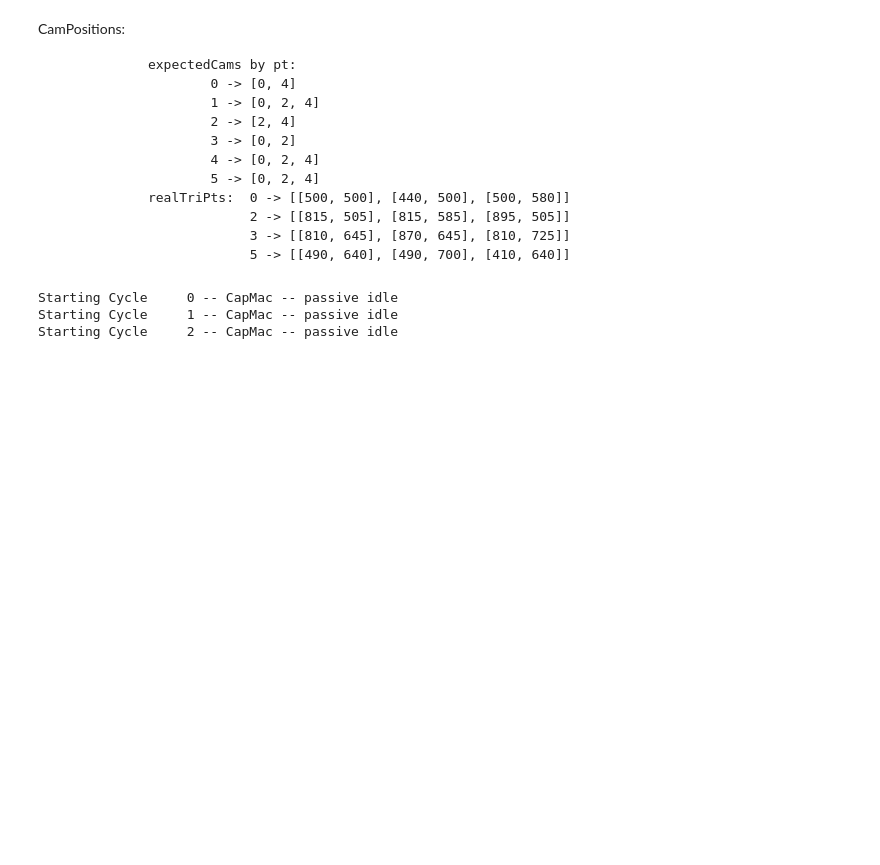
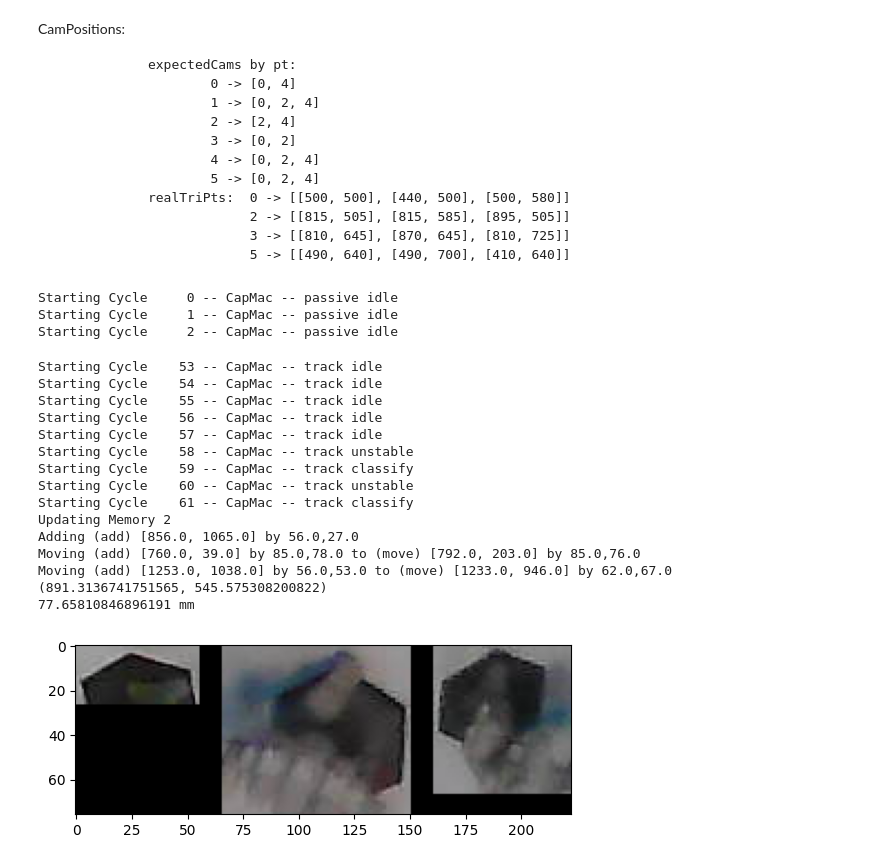
Before and after one commit to MakUrSpace/harmony, a Jupyter notebook: observer/Observer.ipynb, the cells around one changed output. Cells and saved outputs as stored; diff of their text form; code cells hidden in the pictures; blank space fills up the shorter version.

```diff
--- a/observer/Observer.ipynb
+++ b/observer/Observer.ipynb
@@ -144,9 +144,9 @@ class CameraChange:
         self.changeType = changeType
 
     def changeOverlap(self, change):
+        zeros = np.zeros(cameras[self.camNum].mostRecentFrame.shape[:2], np.uint8)
         if self.changeType is None or change.changeType is None:
-            return zeros.any()
-        zeros = np.zeros(cameras[self.camNum].mostRecentFrame.shape[:2], np.uint8)
+            return False
         changeIm = cv2.drawContours(zeros.copy(), self.changeContours, -1, 255, -1)
         otherIm = cv2.drawContours(zeros.copy(), change.changeContours, -1, 255, -1)
         return cv2.bitwise_and(changeIm, otherIm).any()
@@ -433,7 +433,7 @@ class TrackedObject(ChangeSet):
     @property
     def isNewObject(self):
         for camNum, cS in self.changeSet.items():
-            if cS is not None and cS.changeType != 'add':
+            if cS is not None and cS.changeType not in ['add', None]:
                 return False
         return True
 # %%
@@ -531,8 +531,15 @@ class RealSpaceConverter:
 
     def changeSetToRealCenter(self, changeSet: ChangeSet):
         centerPoints = [self.camCoordToRealSpace(cN, change.center)
-                        for cN, change in changeSet.items()]
-        xS, yS = zip(*centerPoints)
+                        for cN, change in changeSet.items()
+                        if change is not None and change.changeType not in ["delete", None]]
+        try:
+            xS, yS = zip(*centerPoints)
+        except Exception:
+            from traceback import format_exc
+            print(f"Failed to find Real Center for: {changeSet}")
+            print(format_exc())
+            raise
         if len(xS) == 3:
             avgX = sorted(xS)[1]
             avgY = sorted(yS)[1]
@@ -850,3 +857,26 @@ if __name__ == "__main__" and False:
                 ax.imshow(c.showUnwarpedImage())
         plt.title(f"{camNum} Unwarped")
         plt.show()
+# %%
+if __name__ == "__main__":
+    c = cm.cycleForChange()
+    plt.imshow(c.visual())
+    print(cc.rsc.trackedObjectToRealCenter(c))
+    print(cc.rsc.trackedObjectLastDistance(c), "mm")
+# %% [output]
+Starting Cycle    53 -- CapMac -- track idle
+Starting Cycle    54 -- CapMac -- track idle
+Starting Cycle    55 -- CapMac -- track idle
+Starting Cycle    56 -- CapMac -- track idle
+Starting Cycle    57 -- CapMac -- track idle
+Starting Cycle    58 -- CapMac -- track unstable
+Starting Cycle    59 -- CapMac -- track classify
+Starting Cycle    60 -- CapMac -- track unstable
+Starting Cycle    61 -- CapMac -- track classify
+Updating Memory 2
+Adding (add) [856.0, 1065.0] by 56.0,27.0
+Moving (add) [760.0, 39.0] by 85.0,78.0 to (move) [792.0, 203.0] by 85.0,76.0
+Moving (add) [1253.0, 1038.0] by 56.0,53.0 to (move) [1233.0, 946.0] by 62.0,67.0
+(891.3136741751565, 545.575308200822)
+77.65810846896191 mm
+[figure, added]
```
Also changed, not shown: 1 other file.
